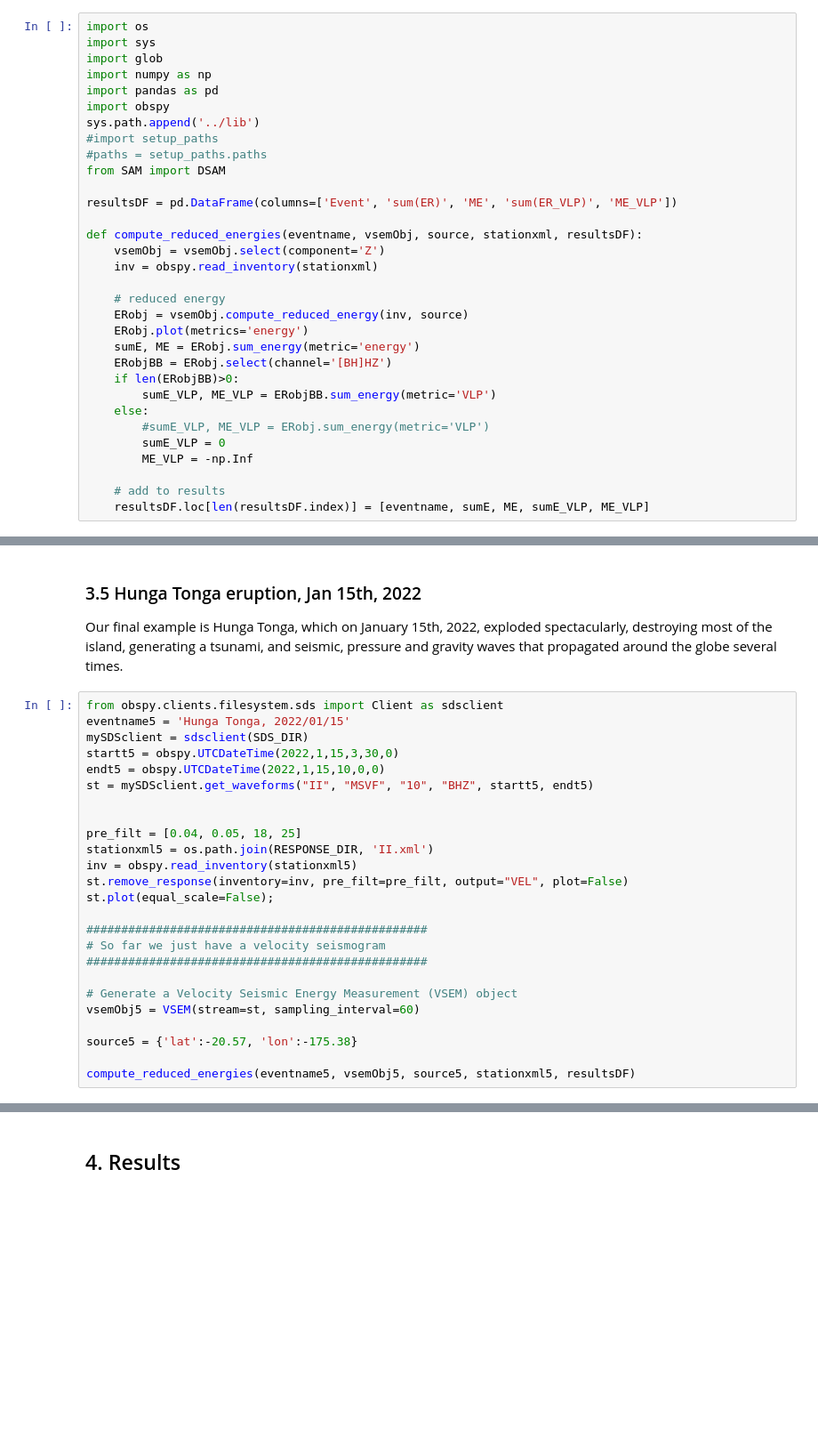
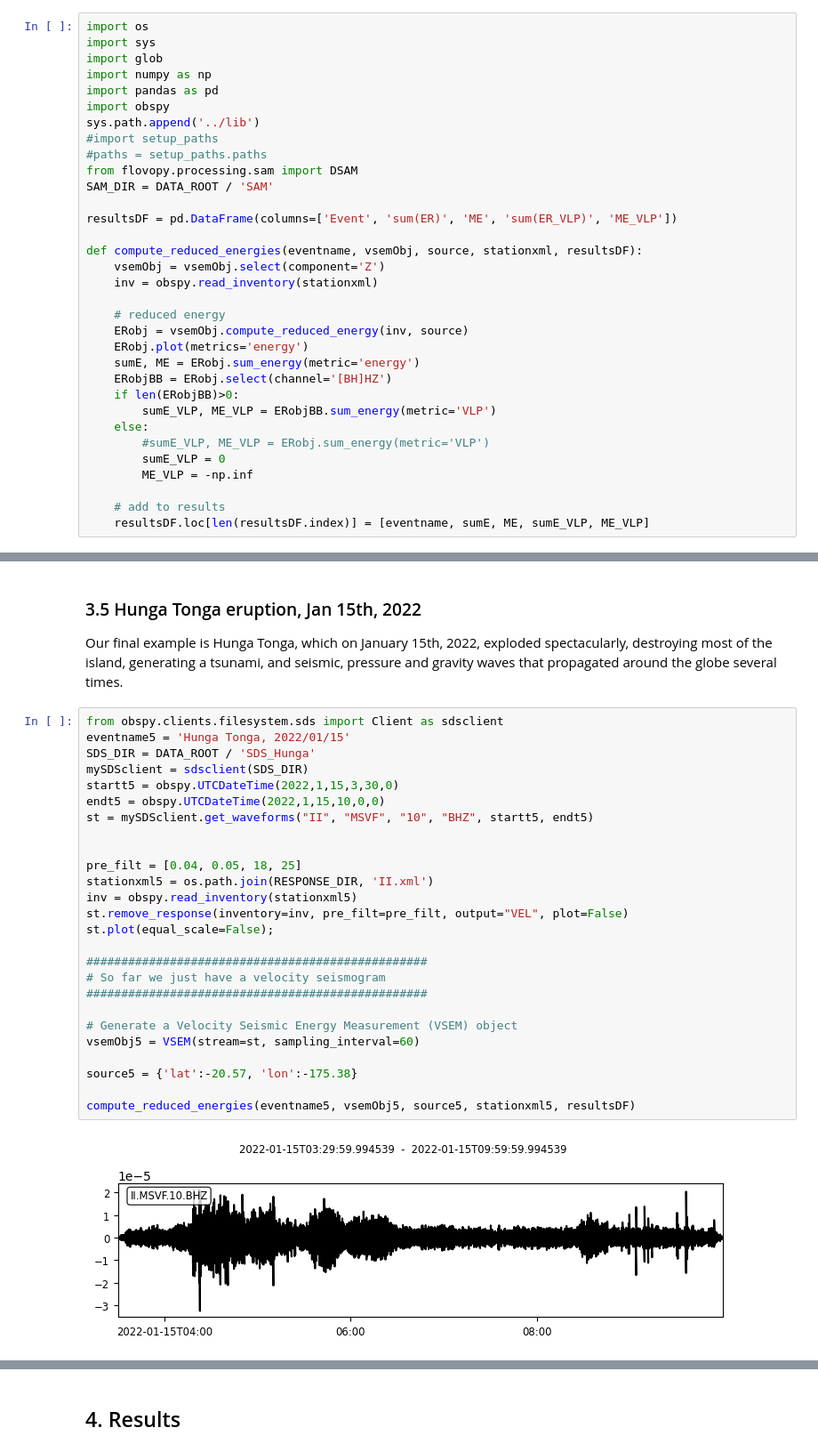
Before and after one commit to gthompson/CompSciS26, a Jupyter notebook: week11/170_Energy_Magnitude.ipynb, the cells around one changed output, grey strips where cells are left out. Shown at 89% size. Drawn from its saved outputs; the diff is of its cells as text; blank space fills up the shorter version.

```diff
--- a/week11/170_Energy_Magnitude.ipynb
+++ b/week11/170_Energy_Magnitude.ipynb
@@ -299,7 +302,8 @@ import obspy
 sys.path.append('../lib')
 #import setup_paths
 #paths = setup_paths.paths
-from SAM import DSAM
+from flovopy.processing.sam import DSAM
+SAM_DIR = DATA_ROOT / 'SAM'
 
 resultsDF = pd.DataFrame(columns=['Event', 'sum(ER)', 'ME', 'sum(ER_VLP)', 'ME_VLP'])
 
@@ -317,7 +321,7 @@ def compute_reduced_energies(eventname, vsemObj, source, stationxml, resultsDF):
     else:
         #sumE_VLP, ME_VLP = ERobj.sum_energy(metric='VLP')
         sumE_VLP = 0
-        ME_VLP = -np.Inf
+        ME_VLP = -np.inf
 
     # add to results
     resultsDF.loc[len(resultsDF.index)] = [eventname, sumE, ME, sumE_VLP, ME_VLP]
@@ -399,25 +492,28 @@ Our final example is Hunga Tonga, which on January 15th, 2022, exploded spectacu
 # %%
 from obspy.clients.filesystem.sds import Client as sdsclient
 eventname5 = 'Hunga Tonga, 2022/01/15'
+SDS_DIR = DATA_ROOT / 'SDS_Hunga'
 mySDSclient = sdsclient(SDS_DIR)
 startt5 = obspy.UTCDateTime(2022,1,15,3,30,0)
 endt5 = obspy.UTCDateTime(2022,1,15,10,0,0)
 st = mySDSclient.get_waveforms("II", "MSVF", "10", "BHZ", startt5, endt5)
 
 
 pre_filt = [0.04, 0.05, 18, 25]
 stationxml5 = os.path.join(RESPONSE_DIR, 'II.xml')
 inv = obspy.read_inventory(stationxml5)
 st.remove_response(inventory=inv, pre_filt=pre_filt, output="VEL", plot=False)
 st.plot(equal_scale=False);
 
 #################################################
 # So far we just have a velocity seismogram
 #################################################
 
 # Generate a Velocity Seismic Energy Measurement (VSEM) object
 vsemObj5 = VSEM(stream=st, sampling_interval=60)
 
 source5 = {'lat':-20.57, 'lon':-175.38}
 
 compute_reduced_energies(eventname5, vsemObj5, source5, stationxml5, resultsDF)
+# %% [output]
+[figure, added]
```
Also changed, not shown: parts of 9 cells of this notebook.
